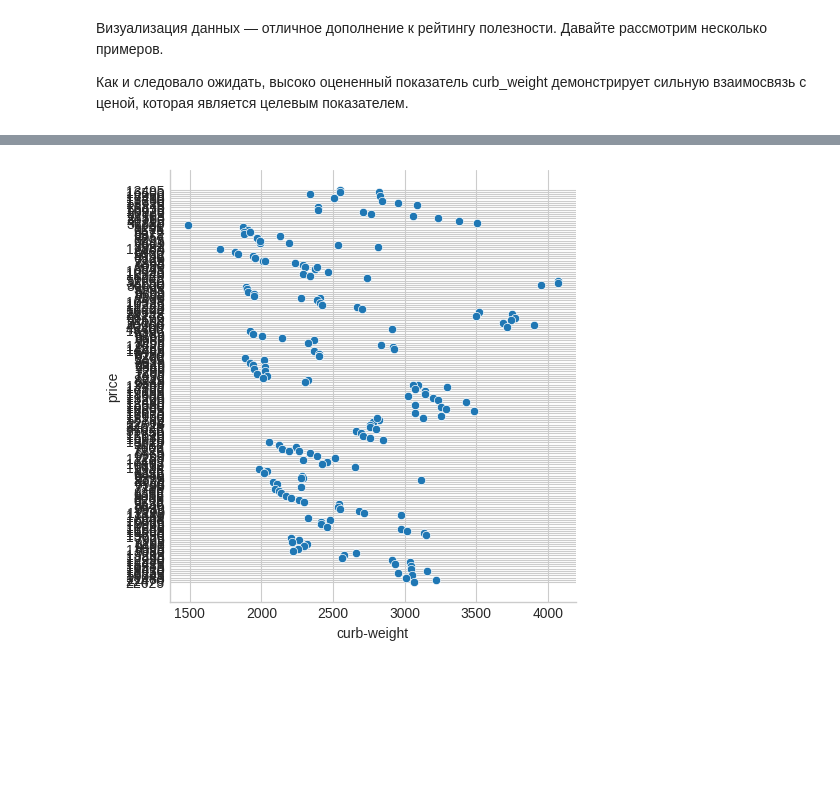
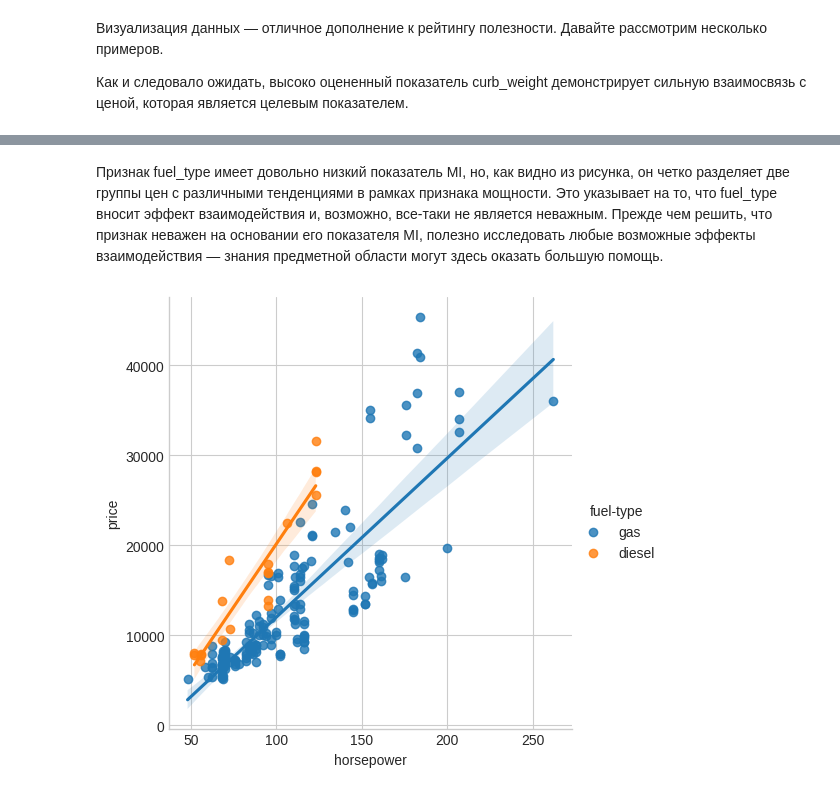
Before and after one commit to Grashch/Kaggle_tasks, a Jupyter notebook: Feature_Engineering.ipynb, the cells around one changed output, grey strips where cells are left out. Saved outputs shown, nothing was run; the diff lists cells and outputs as text; code cells hidden in the pictures; blank space fills up the shorter version.

```diff
--- a/Feature_Engineering.ipynb
+++ b/Feature_Engineering.ipynb
@@ -217,3 +217,13 @@ plot_mi_scores(mi_scores)
 Визуализация данных — отличное дополнение к рейтингу полезности. Давайте рассмотрим несколько примеров.
 
 Как и следовало ожидать, высоко оцененный показатель curb_weight демонстрирует сильную взаимосвязь с ценой, которая является целевым показателем.
+# %%
+# Преобразуем столбцы в числовой формат
+# errors='coerce' превратит любые нечитаемые значения в NaN (на случай, если там остались другие символы)
+df['horsepower'] = pd.to_numeric(df['horsepower'], errors='coerce')
+df['price'] = pd.to_numeric(df['price'], errors='coerce')
+
+# Удаляем строки с NaN, которые могли появиться при конвертации
+df = df.dropna(subset=['horsepower', 'price'])
+
+sns.relplot(x='curb-weight', y='price', data=df);
@@ -220,4 +232,6 @@ plot_mi_scores(mi_scores)
+# %% [markdown]
+Признак fuel_type имеет довольно низкий показатель MI, но, как видно из рисунка, он четко разделяет две группы цен с различными тенденциями в рамках признака мощности. Это указывает на то, что fuel_type вносит эффект взаимодействия и, возможно, все-таки не является неважным. Прежде чем решить, что признак неважен на основании его показателя MI, полезно исследовать любые возможные эффекты взаимодействия — знания предметной области могут здесь оказать большую помощь.
 # %%
-sns.relplot(x='curb-weight', y='price', data=df);
+sns.lmplot(x='horsepower', y='price', hue='fuel-type', data=df);
 # %% [output]
-[figure, old version]
+[figure, new version]
```
Also changed, not shown: parts of 1 cell of this notebook.
